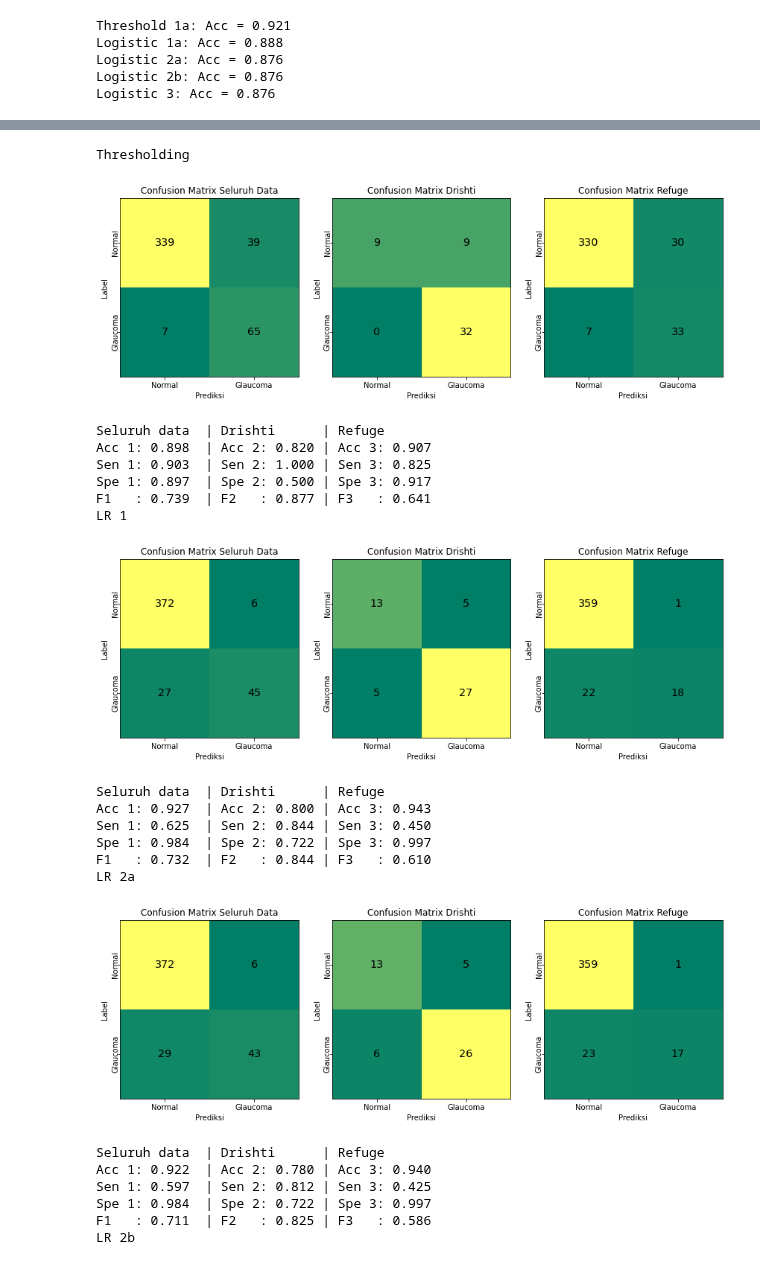
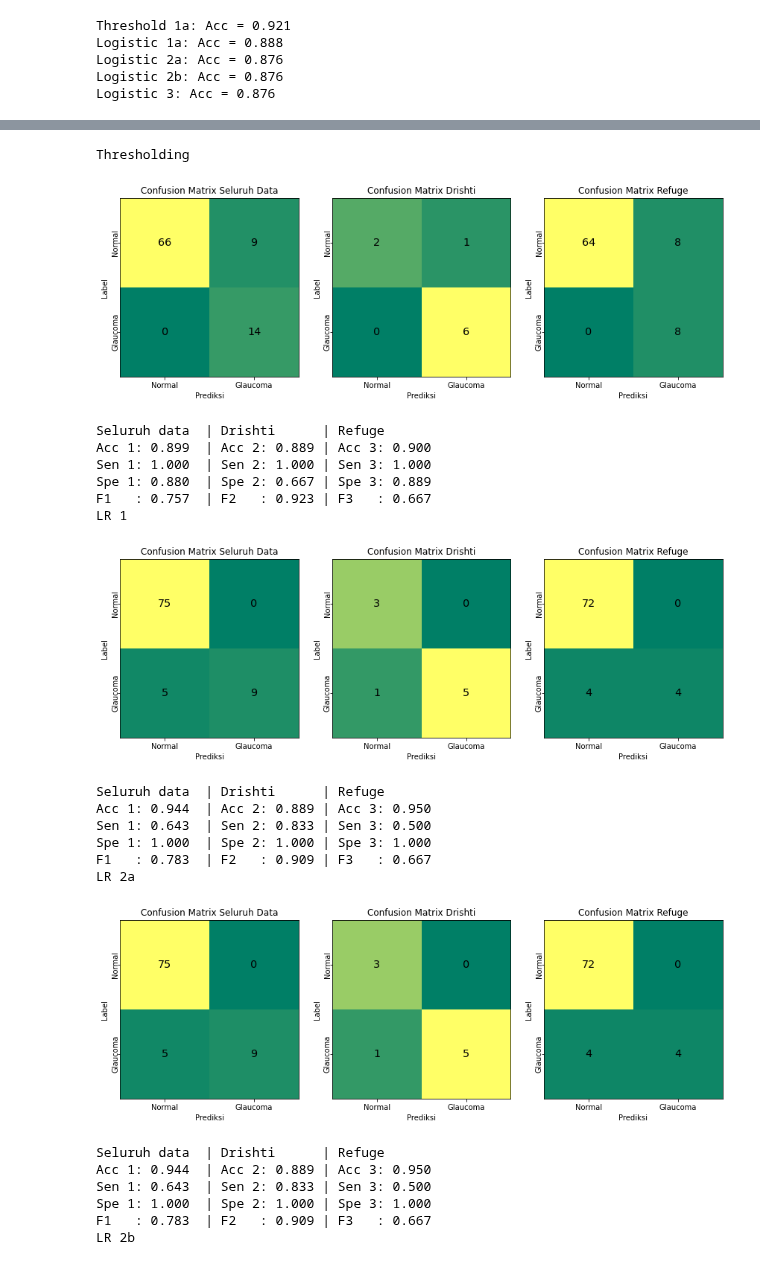
Before and after one commit to anasnafis77/Glaucoma-Detection-UNet, a Jupyter notebook: Glaucoma_inference.ipynb, the cells around one changed output, grey strips where cells are left out. Saved outputs shown, nothing was run; the diff lists cells and outputs as text; code cells hidden in the pictures.

```diff
--- a/Glaucoma_inference.ipynb
+++ b/Glaucoma_inference.ipynb
@@ -989,22 +980,4 @@ Logistic 1a: Acc = 0.888
 Logistic 2a: Acc = 0.876
 Logistic 2b: Acc = 0.876
 Logistic 3: Acc = 0.876
-# %%
-X = x_GT1a[:50]
-y_true = y[:50]
-thresholds = []
-acc = []
-sen = []
-spe = []
-youd = []
-for i in range(40):
-  thd = 0.4 + i*0.01
-  y_pred = threshold_pred(X, threshold=thd)
-  tn, fp, fn, tp = confusion_matrix(y_true, y_pred).ravel()
-  acc1, sen1, spe1, f1, youden = metrik(tn, fp, fn, tp)
-  thresholds.append(thd)
-  sen.append(sen1)
-  spe.append(spe1)
-  acc.append(acc1)
-  youd.append(youden)
 # %%
@@ -1113,44 +1100,44 @@ def confusion_m(y_pred, y_true, partial=False, ix=None):
 # %%
 print('Thresholding')
 y_pred = threshold_pred(x_GT1a, threshold=0.56)
 y_true = y
-confusion_m(y_pred, y_true, partial=False, ix=test_ix)
+confusion_m(y_pred, y_true, partial=True, ix=test_ix)
 
 print('LR 1')
-y_pred = model1a.predict(x1a)
-confusion_m(y_pred, y_true, partial=False, ix=test_ix)
+y_pred = model1a.predict(x_GT1a)
+confusion_m(y_pred, y_true, partial=True, ix=test_ix)
 
 print('LR 2a')
-y_pred = model2a.predict(x2a)
-confusion_m(y_pred, y_true, partial=False, ix=test_ix)
+y_pred = model2a.predict(x_GT2a)
+confusion_m(y_pred, y_true, partial=True, ix=test_ix)
 
 print('LR 2b')
-y_pred = model2b.predict(x2b)
-confusion_m(y_pred, y_true, partial=False, ix=test_ix)
+y_pred = model2b.predict(x_GT2b)
+confusion_m(y_pred, y_true, partial=True, ix=test_ix)
 
 print('LR 3')
-y_pred = model3.predict(x3)
-confusion_m(y_pred, y_true, partial=False, ix=test_ix)
+y_pred = model3.predict(x_GT3)
+confusion_m(y_pred, y_true, partial=True, ix=test_ix)
 # %% [output]
 Thresholding
 [figure]
 Seluruh data  | Drishti      | Refuge
-Acc 1: 0.898  | Acc 2: 0.820 | Acc 3: 0.907
-Sen 1: 0.903  | Sen 2: 1.000 | Sen 3: 0.825
-Spe 1: 0.897  | Spe 2: 0.500 | Spe 3: 0.917
-F1   : 0.739  | F2   : 0.877 | F3   : 0.641
+Acc 1: 0.899  | Acc 2: 0.889 | Acc 3: 0.900
+Sen 1: 1.000  | Sen 2: 1.000 | Sen 3: 1.000
+Spe 1: 0.880  | Spe 2: 0.667 | Spe 3: 0.889
+F1   : 0.757  | F2   : 0.923 | F3   : 0.667
 LR 1
-[figure, old version]
+[figure, new version]
 Seluruh data  | Drishti      | Refuge
-Acc 1: 0.927  | Acc 2: 0.800 | Acc 3: 0.943
-Sen 1: 0.625  | Sen 2: 0.844 | Sen 3: 0.450
-Spe 1: 0.984  | Spe 2: 0.722 | Spe 3: 0.997
-F1   : 0.732  | F2   : 0.844 | F3   : 0.610
+Acc 1: 0.944  | Acc 2: 0.889 | Acc 3: 0.950
+Sen 1: 0.643  | Sen 2: 0.833 | Sen 3: 0.500
+Spe 1: 1.000  | Spe 2: 1.000 | Spe 3: 1.000
+F1   : 0.783  | F2   : 0.909 | F3   : 0.667
 LR 2a
-[figure, old version]
+[figure, new version]
 Seluruh data  | Drishti      | Refuge
-Acc 1: 0.922  | Acc 2: 0.780 | Acc 3: 0.940
-Sen 1: 0.597  | Sen 2: 0.812 | Sen 3: 0.425
-Spe 1: 0.984  | Spe 2: 0.722 | Spe 3: 0.997
-F1   : 0.711  | F2   : 0.825 | F3   : 0.586
+Acc 1: 0.944  | Acc 2: 0.889 | Acc 3: 0.950
+Sen 1: 0.643  | Sen 2: 0.833 | Sen 3: 0.500
+Spe 1: 1.000  | Spe 2: 1.000 | Spe 3: 1.000
+F1   : 0.783  | F2   : 0.909 | F3   : 0.667
 LR 2b
```
Also changed, not shown: parts of 3 cells of this notebook.
